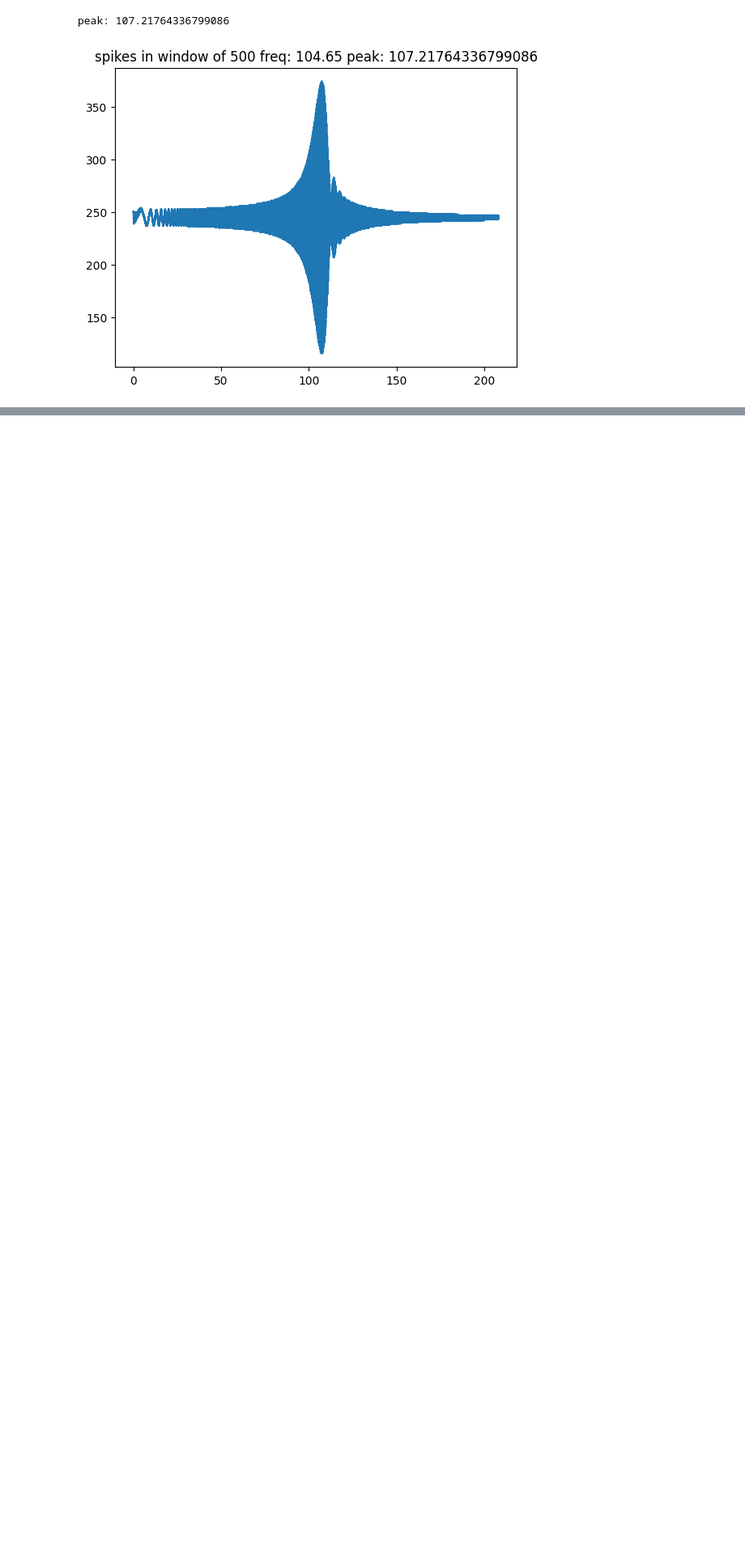
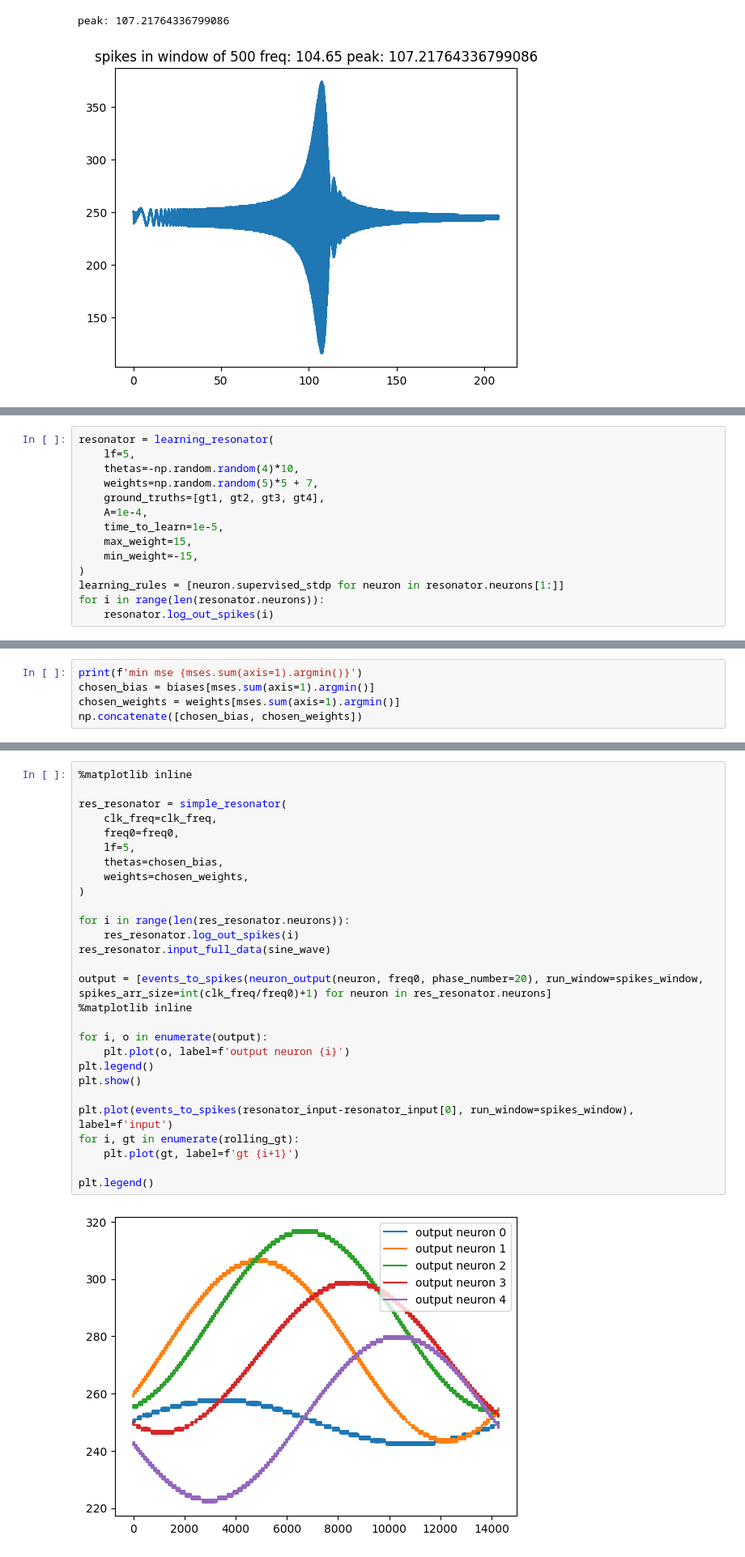
Before and after one commit to yakir4123/SNN-SCTN, a Jupyter notebook: notebooks/supervised_stdp_resonator.ipynb, the cells around one changed output, grey strips where cells are left out. Shown: that part at 81% size. Cells and saved outputs as stored; diff of their text form; blank space fills up the shorter version.

```diff
--- a/notebooks/supervised_stdp_resonator.ipynb
+++ b/notebooks/supervised_stdp_resonator.ipynb
@@ -439,0 +623,14 @@ peak: 107.21764336799086
+# %%
+resonator = learning_resonator(
+    lf=5,
+    thetas=-np.random.random(4)*10,
+    weights=np.random.random(5)*5 + 7,
+    ground_truths=[gt1, gt2, gt3, gt4],
+    A=1e-4,
+    time_to_learn=1e-5,
+    max_weight=15,
+    min_weight=-15,
+)
+learning_rules = [neuron.supervised_stdp for neuron in resonator.neurons[1:]]
+for i in range(len(resonator.neurons)):
+    resonator.log_out_spikes(i)
@@ -439,0 +741,5 @@ peak: 107.21764336799086
+# %%
+print(f'min mse {mses.sum(axis=1).argmin()}')
+chosen_bias = biases[mses.sum(axis=1).argmin()]
+chosen_weights = weights[mses.sum(axis=1).argmin()]
+np.concatenate([chosen_bias, chosen_weights])
@@ -439,0 +750,30 @@ peak: 107.21764336799086
+# %%
+%matplotlib inline
+
+res_resonator = simple_resonator(
+    clk_freq=clk_freq,
+    freq0=freq0,
+    lf=5,
+    thetas=chosen_bias,
+    weights=chosen_weights,
+)
+
+for i in range(len(res_resonator.neurons)):
+    res_resonator.log_out_spikes(i)
+res_resonator.input_full_data(sine_wave)
+
+output = [events_to_spikes(neuron_output(neuron, freq0, phase_number=20), run_window=spikes_window, spikes_arr_size=int(clk_freq/freq0)+1) for neuron in res_resonator.neurons]
+%matplotlib inline
+
+for i, o in enumerate(output):
+    plt.plot(o, label=f'output neuron {i}')
+plt.legend()
+plt.show()
+
+plt.plot(events_to_spikes(resonator_input-resonator_input[0], run_window=spikes_window), label=f'input')
+for i, gt in enumerate(rolling_gt):
+    plt.plot(gt, label=f'gt {i+1}')
+
+plt.legend()
+# %% [output]
+[figure, added]
```
Also changed, not shown: parts of 16 cells of this notebook.
